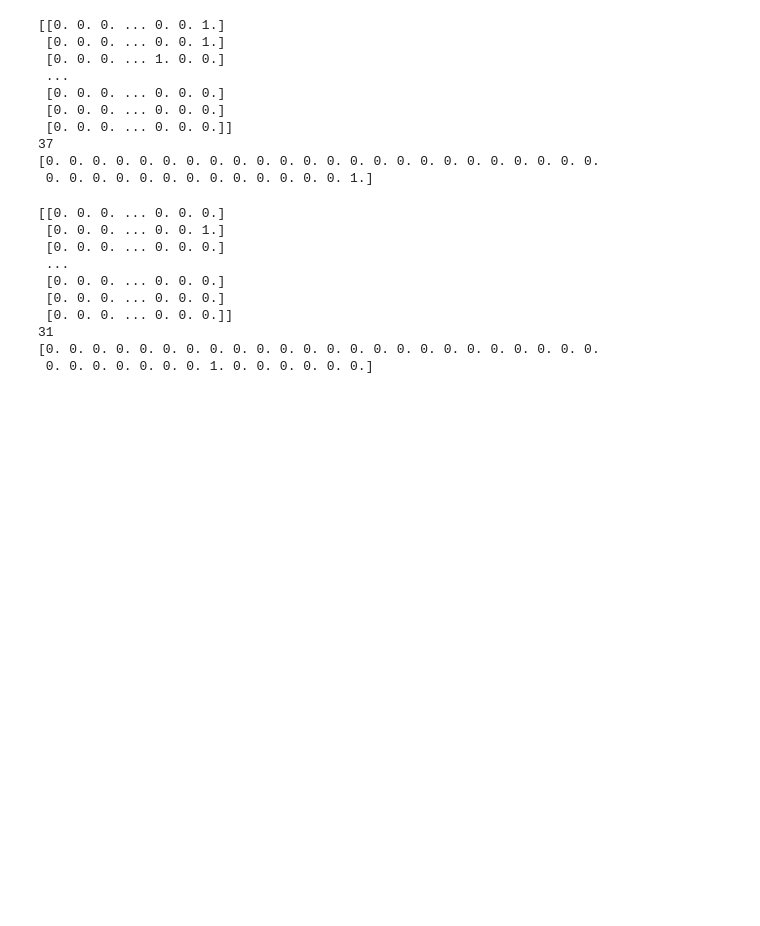
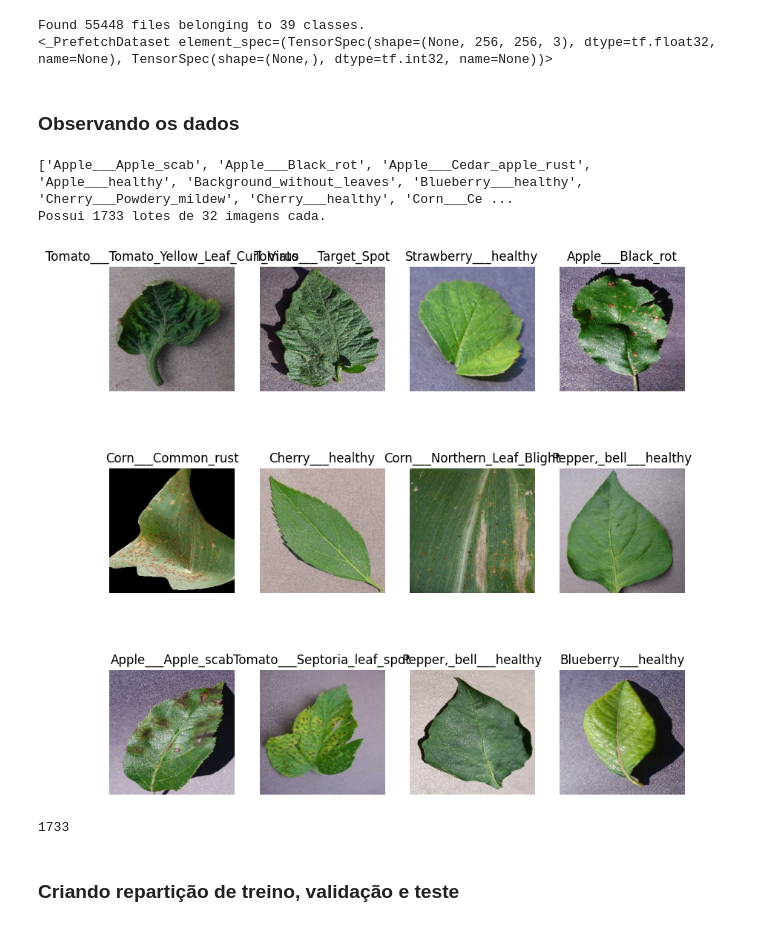
Before and after one commit to Wildemberg-Projects/Plants-Diseases, a Jupyter notebook: main.ipynb, the cells around one changed output. Cells and saved outputs as stored; diff of their text form; code cells hidden in the pictures; blank space fills up the shorter version.

```diff
--- a/main.ipynb
+++ b/main.ipynb
@@ -24,3 +31,8 @@ import keras
 from keras.preprocessing.image import ImageDataGenerator
 import matplotlib.pyplot as plt
 import seaborn as sns
+# %%
+IMAGE_SIZE=256
+BATCH_SIZE=32
+CHANNELS=3
+EPOCHS=50
@@ -146,3 +63,0 @@ filtered_dataset_train_y = filtered_dataset_train.map(lambda img, lbl: lbl)
-# %%
-for label in filtered_dataset_train_y.take(5):
-  print(label)
@@ -185,34 +64,37 @@ for item in ds_tomate_train_y.as_numpy_iterator(): formatted_ds_tomate_train_y.a
-# %%
-# Criando um modelo de categorização dos meus dados a partir do seu resultado
-n_classes = tf.keras.utils.to_categorical(formatted_ds_tomate_validation_y, 38)
-print(n_classes)
-print(formatted_ds_tomate_validation_y[0])
-print(n_classes[0])
-# %% [output]
-[[0. 0. 0. ... 0. 0. 1.]
- [0. 0. 0. ... 0. 0. 1.]
- [0. 0. 0. ... 1. 0. 0.]
- ...
- [0. 0. 0. ... 0. 0. 0.]
- [0. 0. 0. ... 0. 0. 0.]
- [0. 0. 0. ... 0. 0. 0.]]
-37
-[0. 0. 0. 0. 0. 0. 0. 0. 0. 0. 0. 0. 0. 0. 0. 0. 0. 0. 0. 0. 0. 0. 0. 0.
- 0. 0. 0. 0. 0. 0. 0. 0. 0. 0. 0. 0. 0. 1.]
-# %%
-# Criando um modelo de categorização dos meus dados a partir do seu resultado
-n_classes = tf.keras.utils.to_categorical(formatted_ds_tomate_train_y, 38)
-print(n_classes)
-print(formatted_ds_tomate_train_y[0])
-print(n_classes[0])
-# %% [output]
-[[0. 0. 0. ... 0. 0. 0.]
- [0. 0. 0. ... 0. 0. 1.]
- [0. 0. 0. ... 0. 0. 0.]
- ...
- [0. 0. 0. ... 0. 0. 0.]
- [0. 0. 0. ... 0. 0. 0.]
- [0. 0. 0. ... 0. 0. 0.]]
-31
-[0. 0. 0. 0. 0. 0. 0. 0. 0. 0. 0. 0. 0. 0. 0. 0. 0. 0. 0. 0. 0. 0. 0. 0.
- 0. 0. 0. 0. 0. 0. 0. 1. 0. 0. 0. 0. 0. 0.]
+# %%
+ds = tf.keras.preprocessing.image_dataset_from_directory("/root/tensorflow_datasets/downloads/extracted/ZIP.data.mend.com_publ-file_data_tywb_file_d565-c1rDQyRTmE0CqGGXmH53WlQp0NWefMfDW89aj1A0m5D_A/Plant_leave_diseases_dataset_without_augmentation",
+                                                         shuffle=True,
+                                                         image_size=(IMAGE_SIZE,IMAGE_SIZE),
+                                                         batch_size=BATCH_SIZE)
+print(ds)
+# %% [output]
+Found 55448 files belonging to 39 classes.
+<_PrefetchDataset element_spec=(TensorSpec(shape=(None, 256, 256, 3), dtype=tf.float32, name=None), TensorSpec(shape=(None,), dtype=tf.int32, name=None))>
+# %% [markdown]
+### Observando os dados
+# %%
+class_name = ds.class_names
+print(class_name)
+print("Possui {} lotes de 32 imagens cada.".format(len(ds)))
+# %% [output]
+['Apple___Apple_scab', 'Apple___Black_rot', 'Apple___Cedar_apple_rust', 'Apple___healthy', 'Background_without_leaves', 'Blueberry___healthy', 'Cherry___Powdery_mildew', 'Cherry___healthy', 'Corn___Ce ...
+Possui 1733 lotes de 32 imagens cada.
+# %%
+plt.figure(figsize=(10,10))
+for image, label in ds.take(1):
+  for i in range(12):
+    ax = plt.subplot(3,4, i+1)
+    # print(image[i].numpy())
+    # print(image[i].shape)
+    # print(label[i].numpy())
+    plt.title(class_name[label[i]])
+    plt.imshow(image[i].numpy().astype("uint8"))
+    plt.axis("off")
+# %% [output]
+[figure, added]
+# %%
+len(ds)
+# %% [output]
+1733
+# %% [markdown]
+### Criando repartição de treino, validação e teste
```
Also changed, not shown: parts of 25 cells of this notebook.
